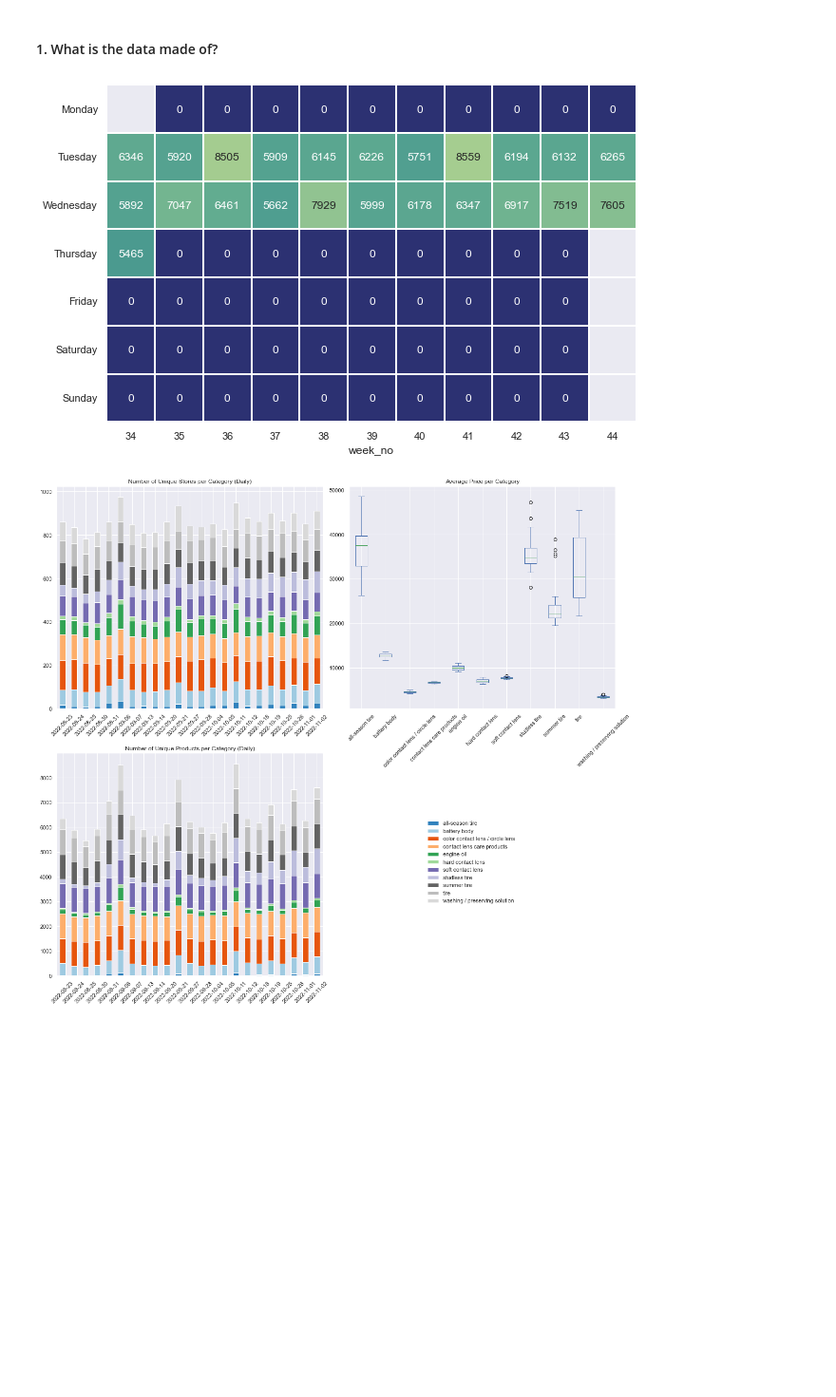
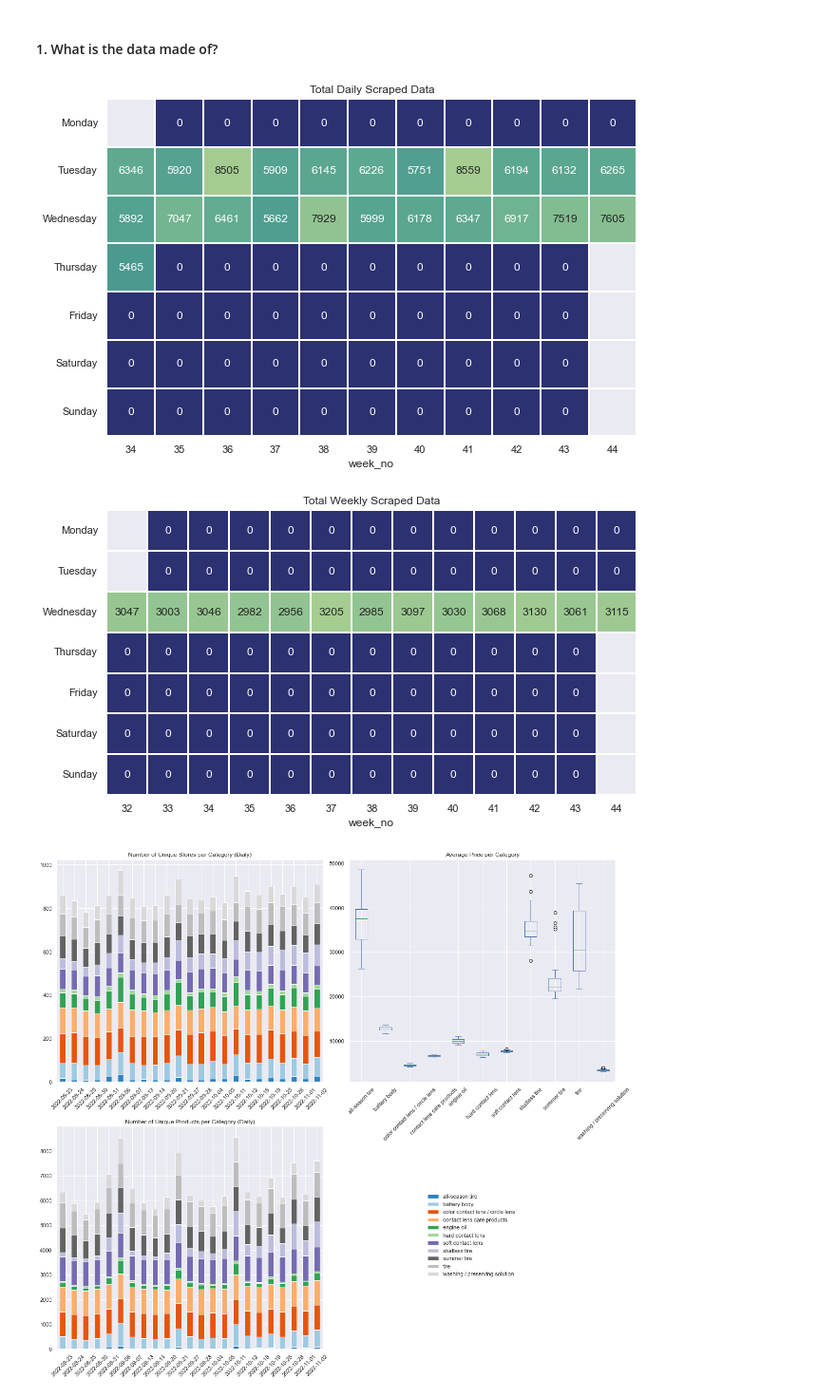
Before and after one commit to vanessapigwin/viz_for_scraper, a Jupyter notebook: analysis.ipynb, the cells around one changed output. Shown at 95% size. Cells and saved outputs as stored; diff of their text form; code cells hidden in the pictures; blank space fills up the shorter version.

```diff
--- a/analysis.ipynb
+++ b/analysis.ipynb
@@ -131,37 +131,39 @@ df_weekly = pd.read_pickle('weekly.pkl')
 # %% [markdown]
 #### 1. What is the data made of?
 # %%
-def count_period_totals(df):
+def count_period_totals(df, title):
     # group by date scraped
     df_period_samples = df[['date_scraped', 'unique_product_code']].set_index('date_scraped')
     df_period_samples.index = pd.to_datetime(df_period_samples.index)
     df_period_samples = df_period_samples.resample('1D').count()
 
     # get week_number
     df_period_samples['week_no'] = df_period_samples.index.isocalendar().week
 
     # # get weekday
     df_period_samples.index = df_period_samples.index.dayofweek
     df_period_samples = df_period_samples.pivot(columns='week_no',values='unique_product_code')
     df_period_samples = df_period_samples.reset_index(drop=True)
 
-    sns.set(rc={"figure.figsize":(10,8)})
+    sns.set(rc={'figure.figsize':(10,8)})
     sns.heatmap(
         df_period_samples,
         cbar=False,
         cmap='crest_r',
         square=True,
         annot=True,
         linewidth=2.,
-        fmt=".0f",
+        fmt='.0f',
         yticklabels=['Monday', 'Tuesday', 'Wednesday', 'Thursday', 'Friday', 'Saturday', 'Sunday']
-    )
+    ).set(title=title)
     plt.show()
 
 
-count_period_totals(df_daily)
+count_period_totals(df_daily, 'Total Daily Scraped Data')
+count_period_totals(df_weekly, 'Total Weekly Scraped Data')
 # %% [output]
-[figure, old version]
+[figure, new version]
+[figure, added]
 # %%
 def plot_summary(df_summary, label='Daily'):
 
```
Also changed, not shown: parts of 10 cells of this notebook.
